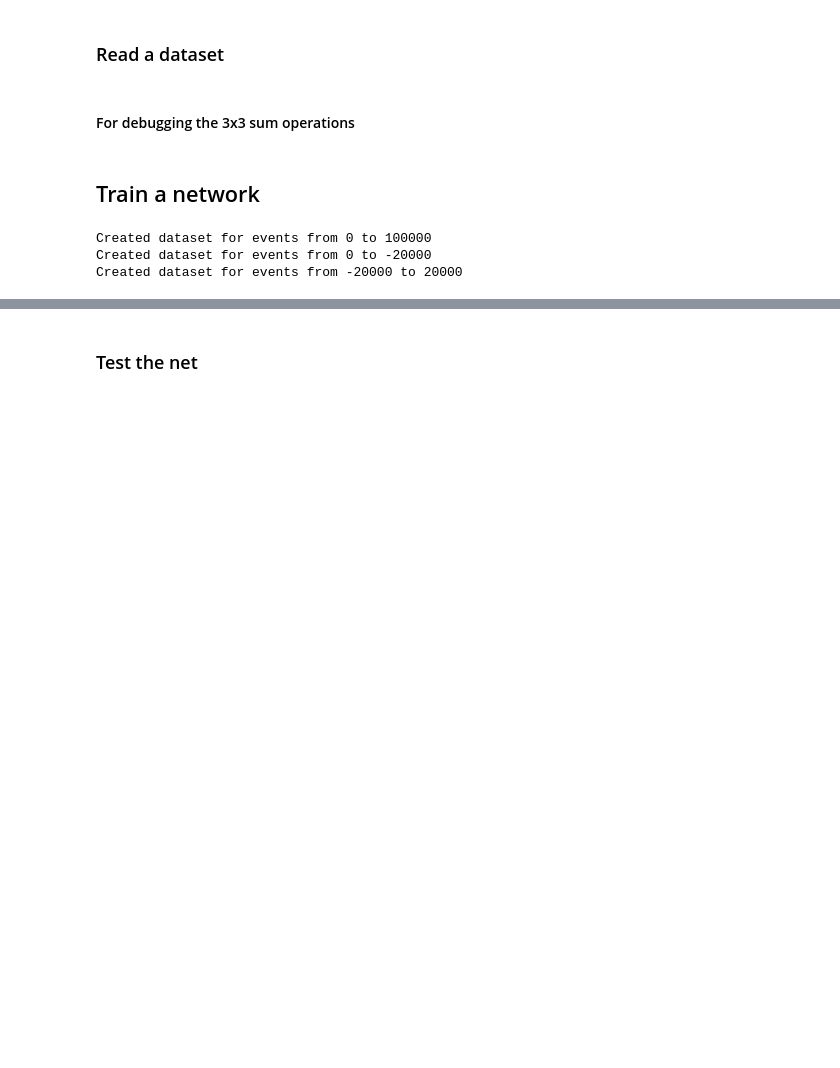
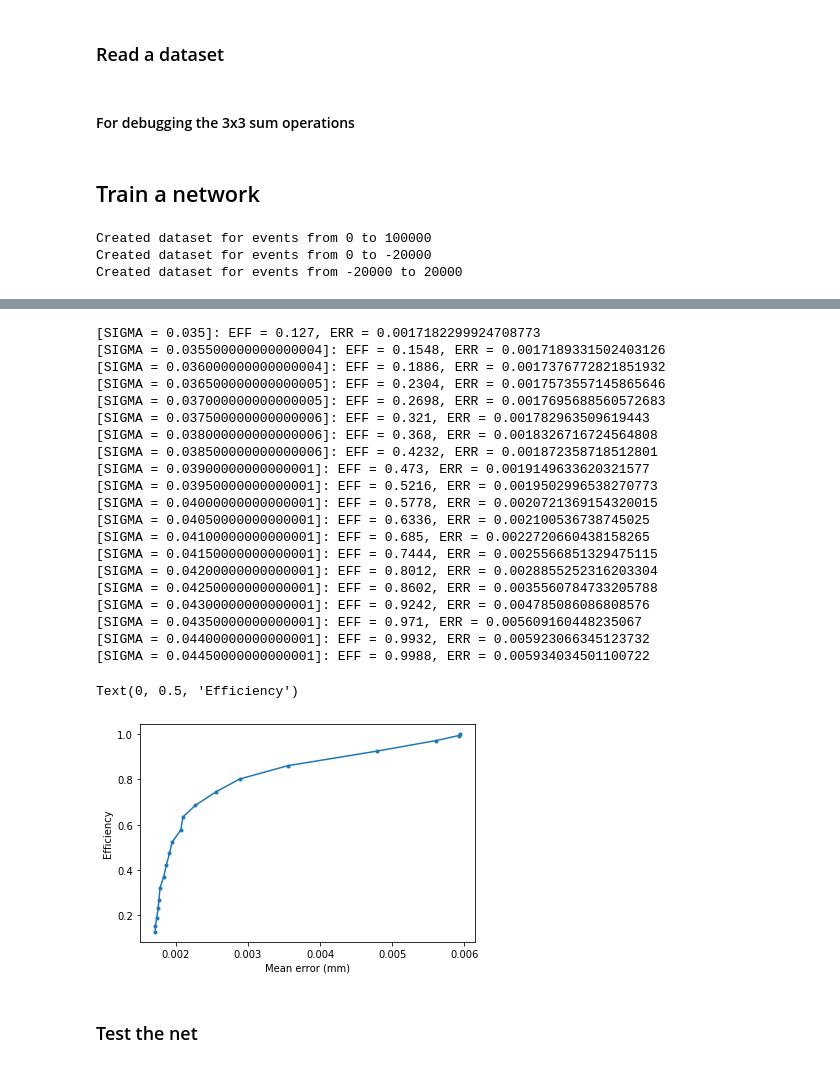
Before and after one commit to jerenner/emsim, a Jupyter notebook: emsim.ipynb, the cells around one changed output, grey strips where cells are left out. Cells and saved outputs as stored; diff of their text form; code cells hidden in the pictures; blank space fills up the shorter version.

```diff
--- a/emsim.ipynb
+++ b/emsim.ipynb
@@ -241,3 +403,42 @@ torch.save(model.state_dict(), "{}/model_80cells_noise_100k_{}.pt".format(modeld
+# %%
+eff, mean_err = [], []
+cut_sigmas = np.arange(0.035,0.045,0.0005)
+for cut_sigma in cut_sigmas:
+    df_cut = df[df.sigma_r < cut_sigma]
+
+    eff.append(len(df_cut)/len(df))
+    mean_err.append(df_cut.error_r.mean())
+
+    print("[SIGMA = {}]: EFF = {}, ERR = {}".format(cut_sigma,len(df_cut)/len(df),df_cut.error_r.mean()))
+
+eff = np.array(eff)
+mean_err = np.array(mean_err)
+plt.plot(mean_err,eff,'.-')
+plt.xlabel("Mean error (mm)")
+plt.ylabel("Efficiency")
+# %% [output]
+[SIGMA = 0.035]: EFF = 0.127, ERR = 0.0017182299924708773
+[SIGMA = 0.035500000000000004]: EFF = 0.1548, ERR = 0.0017189331502403126
+[SIGMA = 0.036000000000000004]: EFF = 0.1886, ERR = 0.0017376772821851932
+[SIGMA = 0.036500000000000005]: EFF = 0.2304, ERR = 0.0017573557145865646
+[SIGMA = 0.037000000000000005]: EFF = 0.2698, ERR = 0.0017695688560572683
+[SIGMA = 0.037500000000000006]: EFF = 0.321, ERR = 0.001782963509619443
+[SIGMA = 0.038000000000000006]: EFF = 0.368, ERR = 0.0018326716724564808
+[SIGMA = 0.038500000000000006]: EFF = 0.4232, ERR = 0.001872358718512801
+[SIGMA = 0.03900000000000001]: EFF = 0.473, ERR = 0.0019149633620321577
+[SIGMA = 0.03950000000000001]: EFF = 0.5216, ERR = 0.0019502996538270773
+[SIGMA = 0.04000000000000001]: EFF = 0.5778, ERR = 0.0020721369154320015
+[SIGMA = 0.04050000000000001]: EFF = 0.6336, ERR = 0.002100536738745025
+[SIGMA = 0.04100000000000001]: EFF = 0.685, ERR = 0.0022720660438158265
+[SIGMA = 0.04150000000000001]: EFF = 0.7444, ERR = 0.0025566851329475115
+[SIGMA = 0.04200000000000001]: EFF = 0.8012, ERR = 0.0028855252316203304
+[SIGMA = 0.04250000000000001]: EFF = 0.8602, ERR = 0.0035560784733205788
+[SIGMA = 0.04300000000000001]: EFF = 0.9242, ERR = 0.004785086086808576
+[SIGMA = 0.04350000000000001]: EFF = 0.971, ERR = 0.005609160448235067
+[SIGMA = 0.04400000000000001]: EFF = 0.9932, ERR = 0.005923066345123732
+[SIGMA = 0.04450000000000001]: EFF = 0.9988, ERR = 0.005934034501100722
+Text(0, 0.5, 'Efficiency')
+[figure, added]
 # %% [markdown]
 ### Test the net
 # %%
```
Also changed, not shown: parts of 11 cells of this notebook.
